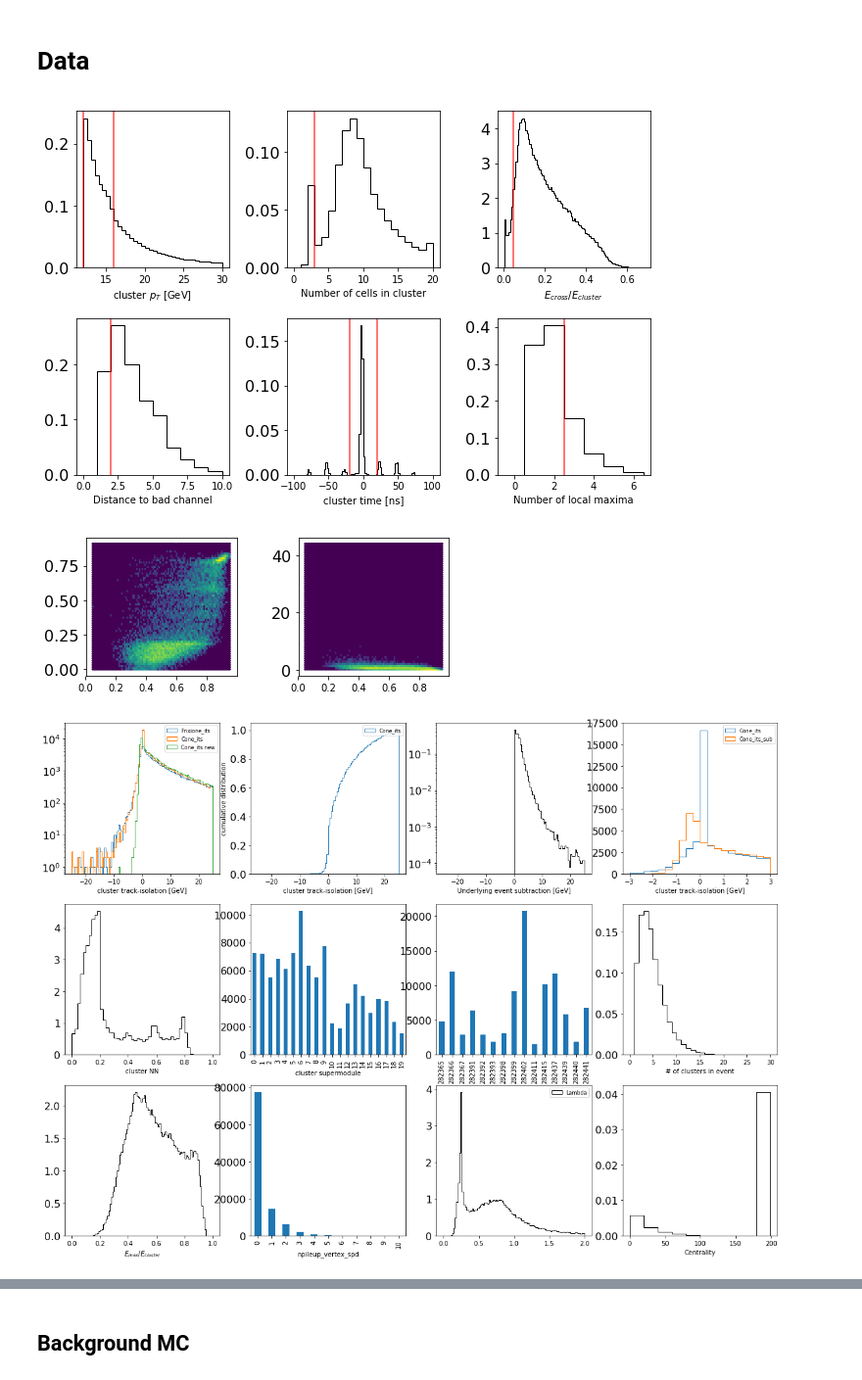
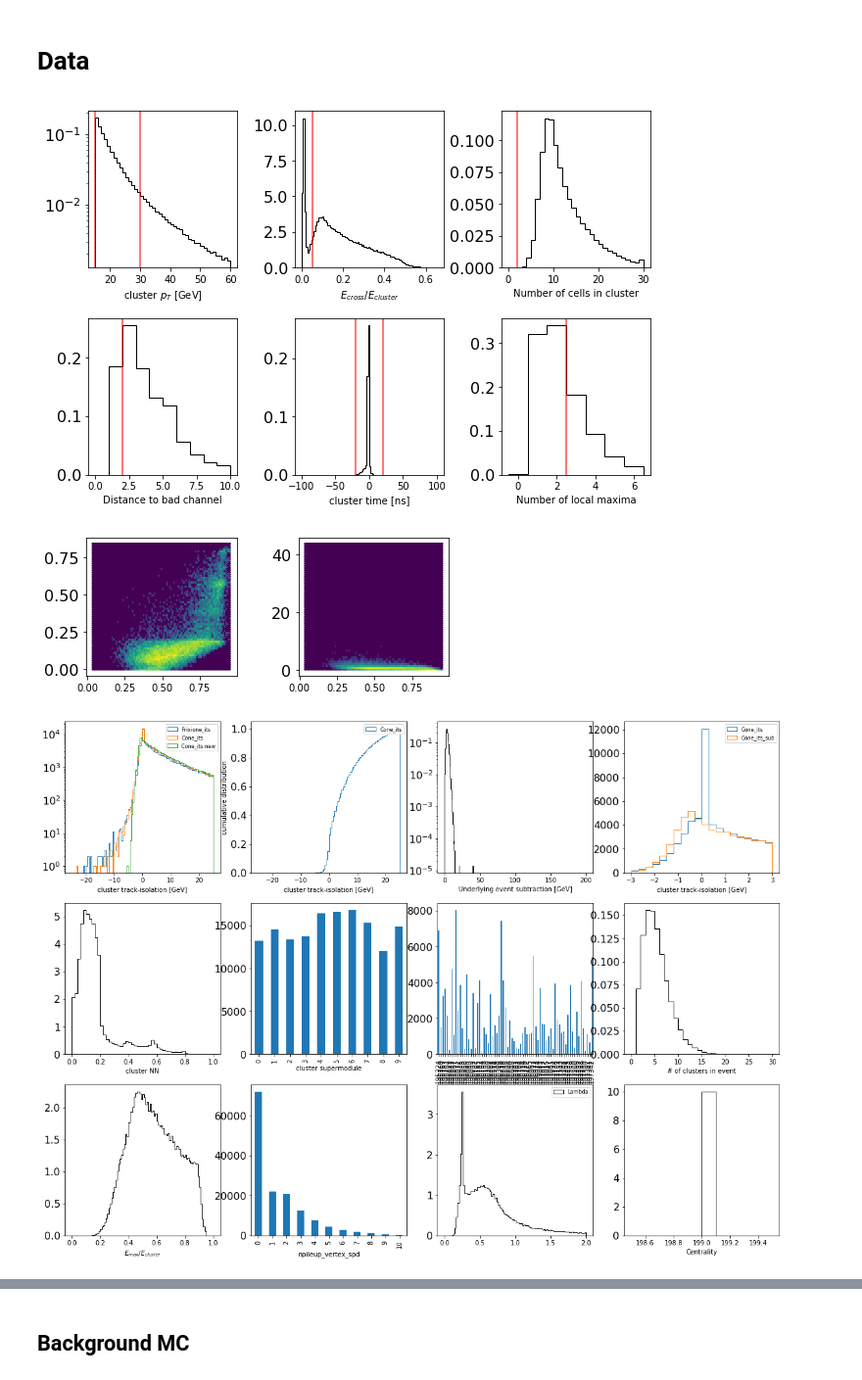
Before and after one commit to miguelignacio/CorrelationAnalysis, a Jupyter notebook: NtupleAnalysis/InputData/photon-purity.ipynb, the cells around one changed output, grey strips where cells are left out. Shown at 98% size. Cells and saved outputs as stored; diff of their text form; code cells hidden in the pictures.

```diff
--- a/NtupleAnalysis/InputData/photon-purity.ipynb
+++ b/NtupleAnalysis/InputData/photon-purity.ipynb
@@ -38,9 +38,7 @@ def getData(inputFiles):
     columns.append('ntrack')
 
     columns.append('run_number')
-    #columns.append('event_selected')
     columns.append('centrality_v0m')
-    #columns.append('multiplicity_v0')
     columns.append('eg_cross_section')
     columns.append('eg_ntrial')
     columns.append('time_stamp')
@@ -51,7 +49,8 @@ def getData(inputFiles):
     columns.append('is_pileup_from_spd_3_08')
     columns.append('is_pileup_from_spd_5_08')
     columns.append('ue_estimate_its_const')
-    #columns.append('pileup_vertex_spd_min_z_distance')
+    #columns.append('ue_estimate_tpc_const')
+
     columns.append('cluster_pt')
     columns.append('cluster_eta')
     columns.append('cluster_phi')
@@ -64,11 +63,13 @@ def getData(inputFiles):
 
     columns.append('cluster_iso_its_04')
     columns.append('cluster_iso_its_04_ue')
-
+    #columns.append('cluster_iso_tpc_04')
+    #columns.append('cluster_iso_tpc_04_ue')
 
     columns.append('cluster_iso_its_03')
     columns.append('cluster_iso_its_03_ue')
 
+    columns.append('cluster_iso_04_truth')
 
     columns.append('cluster_isoetaband_its')
 
@@ -77,7 +78,6 @@ def getData(inputFiles):
     columns.append('cluster_nlocal_maxima')
 
     columns.append('cluster_NN1')
-    columns.append('cluster_NN2')
     columns.append('cluster_Lambda')
 
     columns.append('cluster_SuperModule')
@@ -994,18 +1005,19 @@ cluster_iso_its_04==0 12849  (29.92  %)
 # %% [markdown]
 # Data
 # %%
-#dataname = '5 TeV p+Pb'
-#isMC = False
-#dataFiles = ['13def_4L_small.root']
+dataname = '5 TeV p+Pb'
+dataFiles = ['13def_4L_small.root']
 #dataFiles = ['13d_4L_small.root', '13e_4L_small.root', '13f_4L_small.root']
 
-dataname = '5 TeV pp'
-isMC = False
-dataFiles = ['Skimmed_17q_wSDD.root']
+#dataname = '5 TeV pp'
+#dataFiles = ['Skimmed_17q_wSDD.root']
 
-dataHists = applyCuts( getData(dataFiles),dataFiles[0],isMC)
+#dataname = '5 TeV PbPb'
+#dataFiles= ['Skimmed_15o_4try_ptmin15.0.root']
+
+dataHists = applyCuts( getData(dataFiles),dataFiles[0],isMC=False)
 plt.show()
 # %% [output]
-[figure, old version]
+[figure, new version]
-[figure, old version]
+[figure, new version]
-[figure, old version]
+[figure, new version]
```
Also changed, not shown: parts of 17 cells of this notebook.
